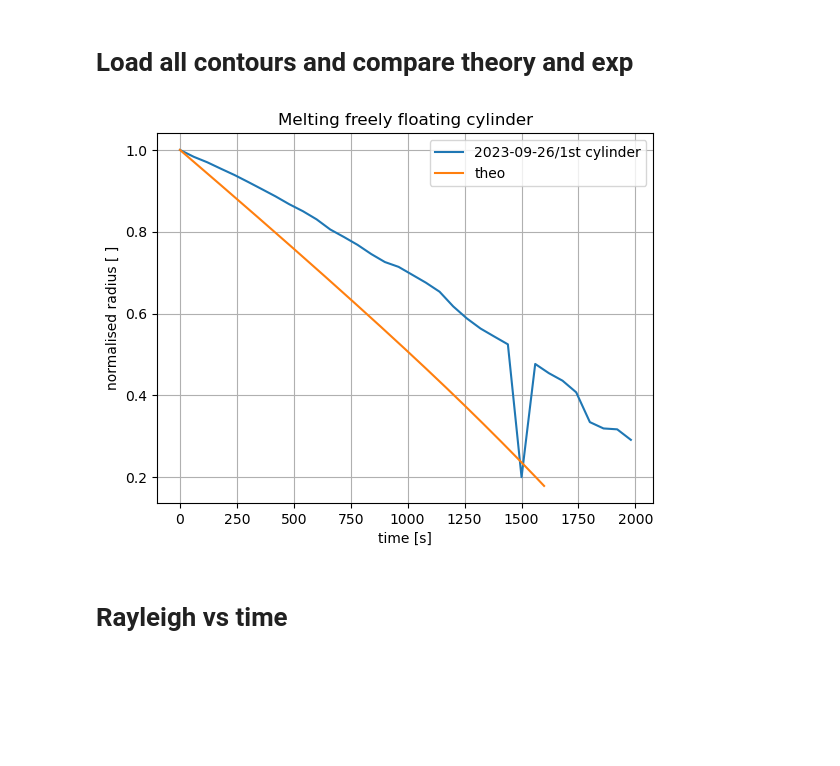
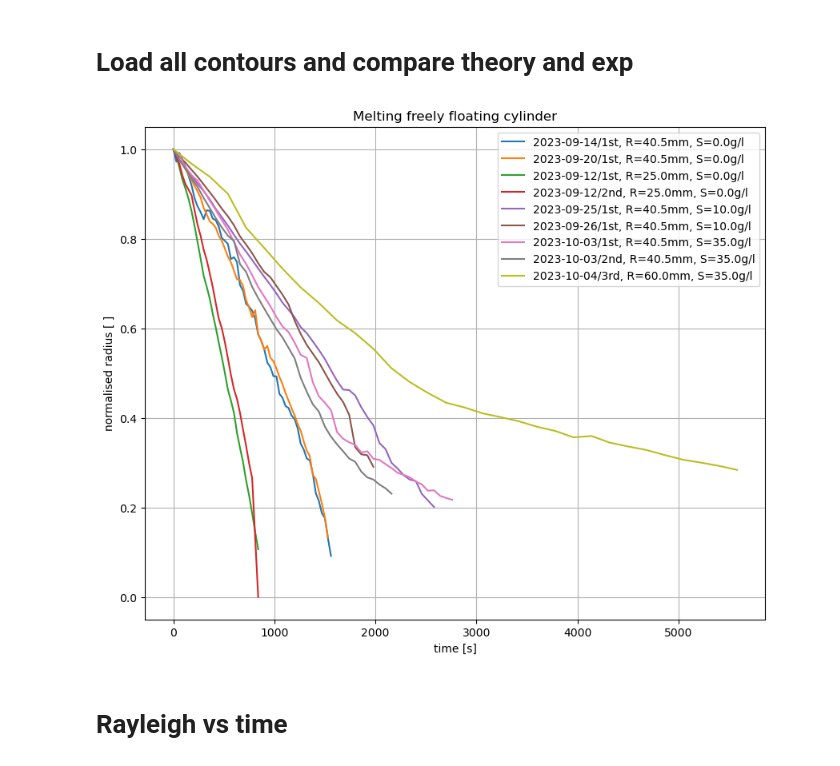
Before and after one commit to ebellincioni/floatingIce, a Jupyter notebook: 23-09-13_floating_dataAnalysis.ipynb, the cells around one changed output. Cells and saved outputs as stored; diff of their text form; code cells hidden in the pictures; blank space fills up the shorter version.

Commit message:
Added function to correct outliers

```diff
--- a/23-09-13_floating_dataAnalysis.ipynb
+++ b/23-09-13_floating_dataAnalysis.ipynb
@@ -262,9 +317,12 @@ plt.show()
 # Load all contours and compare theory and exp
 # %%
 directory = '/Users/edoardo/Library/CloudStorage/OneDrive-UniversityofTwente/floating/'
-cylinders = ['2023-09-26/1st']
+directory = '/Users/edoardo/Library/CloudStorage/OneDrive-UniversityofTwente/floating/'
+cylinders = ['2023-09-14/1st','2023-09-20/1st', '2023-09-12/1st','2023-09-12/2nd', # S=0
+             '2023-09-25/1st','2023-09-26/1st', # S=10
+             '2023-10-03/1st','2023-10-03/2nd', '2023-10-04/3rd' ]# S=35
 
-plt.figure()
+plt.figure(figsize=(10,8))
 
 for cylinder in cylinders:
     dirContours = directory+cylinder+'/contours/'
@@ -272,36 +330,49 @@ for cylinder in cylinders:
     for contour in glob.glob(dirContours+'/*.csv'):
         contoursPATH.append(contour)
     contoursPATH = np.sort(contoursPATH)
+    contours_per_shot = int(contoursPATH[1][-5]) - 1 # fraction of contours over number of shots
+    info = np.genfromtxt(dirContours+'info',delimiter=',')
+    exp_radius,exp_sal,exp_wt = info[1,1],info[1,0],np.mean((info[1,2],info[1,4]))
 
     radii = []
     for contourPATH in contoursPATH:
         contour = np.genfromtxt(contourPATH,dtype='float',delimiter=',')
         if contour.shape[1]!=2: contour = contour.T
         radius = np.sqrt(PolyArea(contour[:,1],contour[:,0])/np.pi)
         radii.append(radius)
 
-    plt.plot(60*np.arange(len(radii)),radii/radii[0],label=cylinder+' cylinder') # one contour every 30 seconds
+    radii = correct_outliers(radii)
 
-plt.plot(np.array(evolution(0.0405))/evolution(0.0405)[0],label='theo')
+    if exp_radius==0.025:
+        plt.plot(contours_per_shot*10*np.arange(len(radii)),radii/radii[0],
+                 label=f'{cylinder}, R={exp_radius*1e3:.1f}mm, S={exp_sal}g/l') # one shot every 10 seconds
+    elif exp_radius==0.0405:
+        plt.plot(contours_per_shot*10*np.arange(len(radii)),radii/radii[0],
+                 label=f'{cylinder}, R={exp_radius*1e3:.1f}mm, S={exp_sal}g/l') # one shot every 10 seconds
+    elif exp_radius==0.06:
+        plt.plot(contours_per_shot*30*np.arange(len(radii)),radii/radii[0],
+                 label=f'{cylinder}, R={exp_radius*1e3:.1f}mm, S={exp_sal}g/l') # one shot every 30 seconds
+
+# plt.plot(np.array(evolution(0.0405))/evolution(0.0405)[0],label='theo')
 
 #slope, _, _,_ = np.linalg.lstsq(30*np.arange(len(radii))[:,np.newaxis],
 #                                radii/radii[0])
 # plt.plot(30*np.arange(len(radii)),
 #         1-slope * 30*np.arange(len(radii)),
 #         label='linear')
 
 # plt.yscale('log')
 # plt.xscale('log')
 # plt.ylim(3e-1,1.01e0)
 
 plt.grid()
 plt.legend()
 plt.xlabel('time [s]')
 plt.ylabel('normalised radius [ ]')
 plt.title('Melting freely floating cylinder')
 plt.show()
 # %% [output]
-[figure, old version]
+[figure, new version]
 # %% [markdown]
 # Rayleigh vs time
 # %%
```
Also changed, not shown: parts of 3 cells of this notebook.
